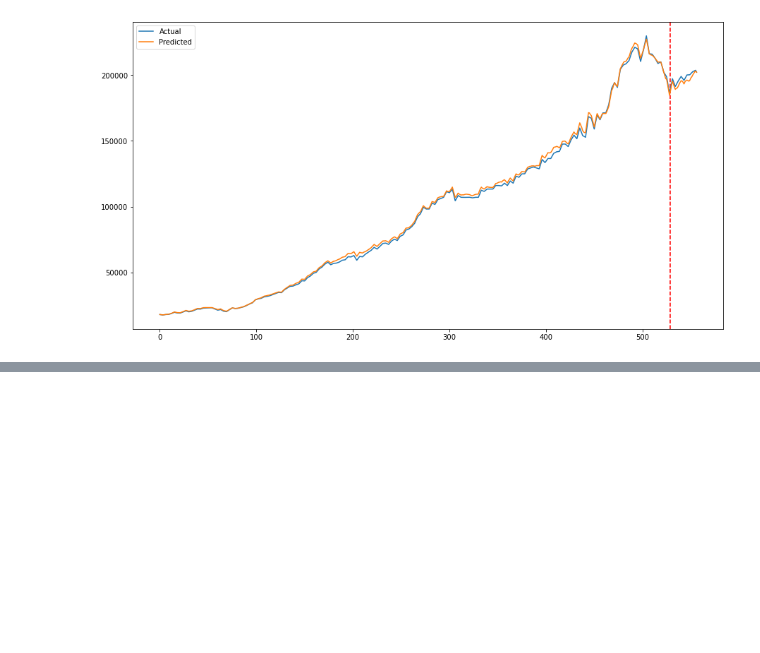
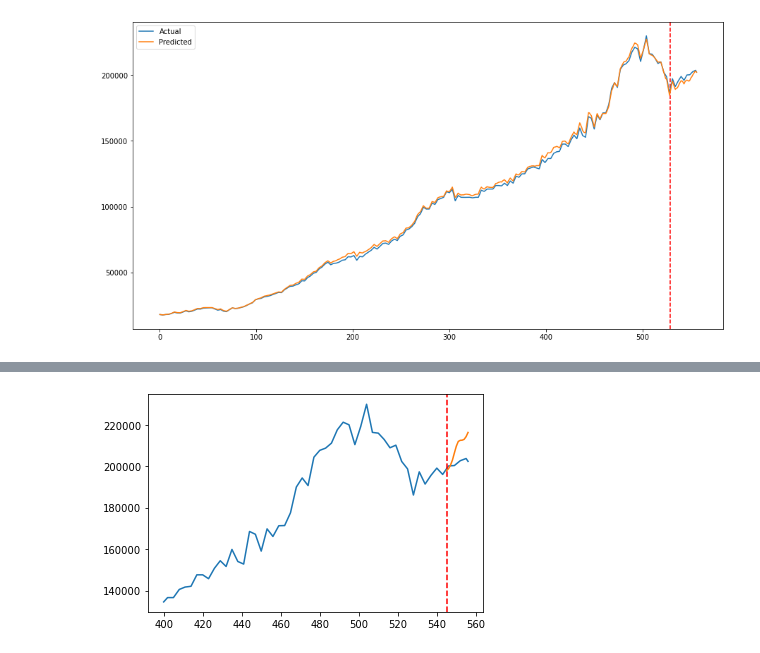
Before and after one commit to hsdistefa/mas-thesis, a Jupyter notebook: Model2.ipynb, the cells around one changed output, grey strips where cells are left out. Cells and saved outputs as stored; diff of their text form; code cells hidden in the pictures; blank space fills up the shorter version.

```diff
--- a/Model2.ipynb
+++ b/Model2.ipynb
@@ -379,0 +386,14 @@ plt.show()
+# %%
+# Full scale actual vs predicted plot
+N = len(actual_final)
+
+actual_slice = [i for i in range(400, N)]
+pred_slice = [i for i in range(N - OUT_SEQ_LENGTH, N)]
+plt.plot(actual_slice, actual_final[400:N], label='Actual')
+plt.plot(pred_slice, test_predictions, label='Predictions')
+plt.axvline(x=len(actual_final)-OUT_SEQ_LENGTH, c='red', linestyle='--')
+
+
+plt.show()
+# %% [output]
+[figure, added]
```
Also changed, not shown: parts of 3 cells of this notebook, 2 other files.
